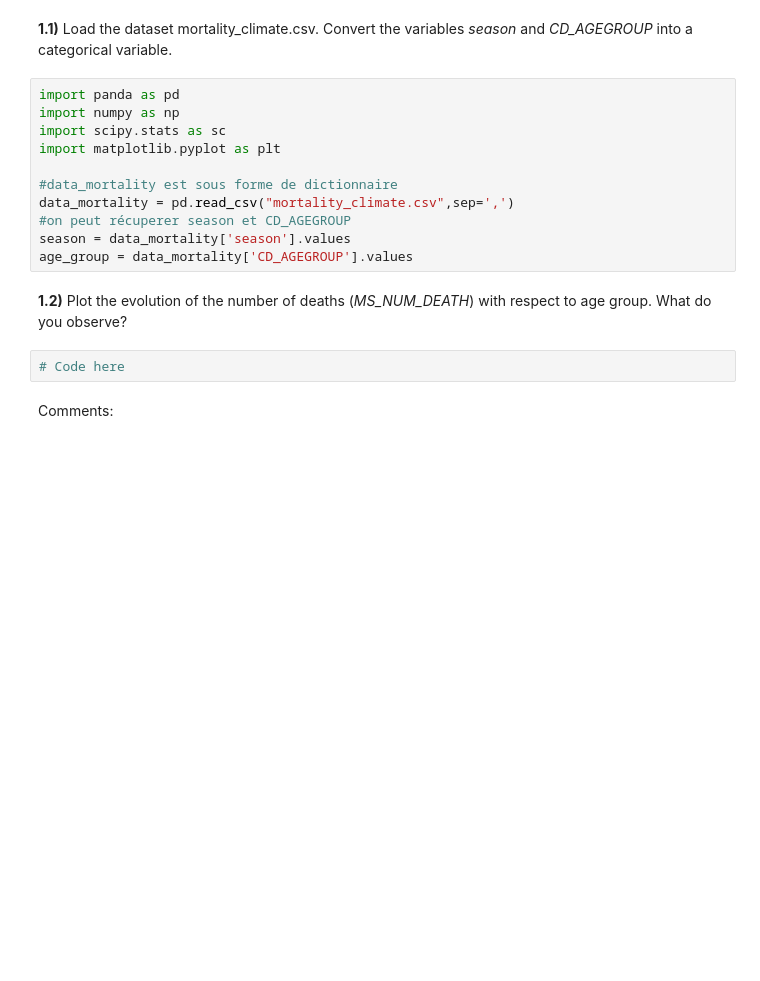
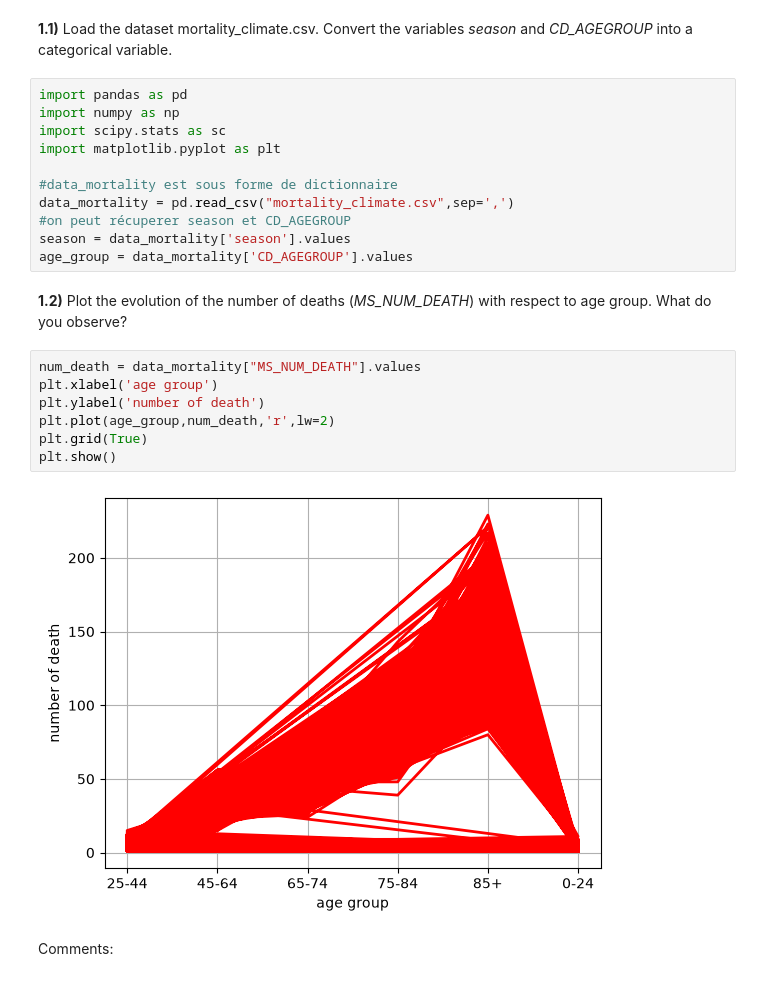
Before and after one commit to Mathieu-Ledent/Hackathon_1_stat, a Jupyter notebook: Hackathon_26_27.ipynb, the cells around one changed output. Saved outputs shown, nothing was run; the diff lists cells and outputs as text; blank space fills up the shorter version.

```diff
--- a/Hackathon_26_27.ipynb
+++ b/Hackathon_26_27.ipynb
@@ -45,7 +45,7 @@ In this section, we analyze the relationship between mortality, age groups, and
 # %% [markdown]
 **1.1)** Load the dataset mortality_climate.csv. Convert the variables *season* and *CD_AGEGROUP* into a categorical variable.
 # %%
-import panda as pd
+import pandas as pd
 import numpy as np
 import scipy.stats as sc
 import matplotlib.pyplot as plt
@@ -58,7 +58,14 @@ age_group = data_mortality['CD_AGEGROUP'].values
 # %% [markdown]
 **1.2)** Plot the evolution of the number of deaths (*MS_NUM_DEATH*) with respect to age group. What do you observe?
 # %%
-# Code here
+num_death = data_mortality["MS_NUM_DEATH"].values
+plt.xlabel('age group')
+plt.ylabel('number of death')
+plt.plot(age_group,num_death,'r',lw=2)
+plt.grid(True)
+plt.show()
+# %% [output]
+[figure, added]
 # %% [markdown]
 Comments:
 # %% [markdown]
```
